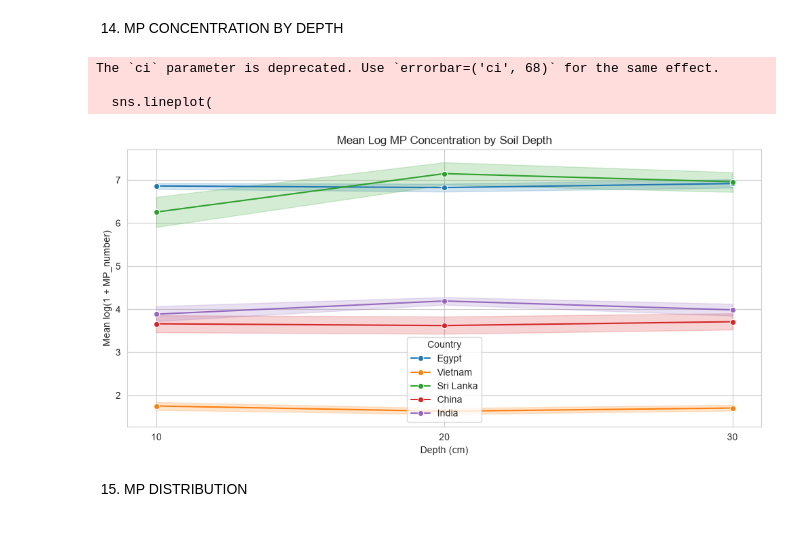
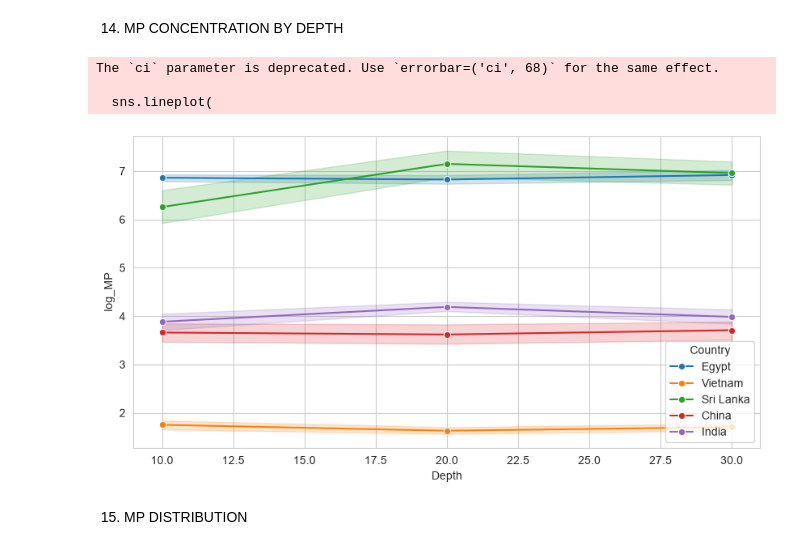
Before and after one commit to ni8hat/soil_microplastic, a Jupyter notebook: soil_microplastic.ipynb, the cells around one changed output. Cells and saved outputs as stored; diff of their text form; code cells hidden in the pictures.

```diff
--- a/soil_microplastic.ipynb
+++ b/soil_microplastic.ipynb
@@ -848,31 +848,36 @@ save_figure("fig2_raw_vs_log.png")
 # %%
 depth_data = master.dropna(
     subset=["Depth", "MP_number", "Country", "log_MP"]
 )
 
-plt.figure(figsize=(10, 5))
+fig, ax = plt.subplots(figsize=(10, 5))
 
 sns.lineplot(
     data=depth_data,
     x="Depth",
     y="log_MP",
     hue="Country",
     marker="o",
     estimator="mean",
-    ci=68
+    ci=68,
+    ax=ax
 )
+def save_figure(filename):
 
-plt.title("Mean Log MP Concentration by Soil Depth")
-plt.xlabel("Depth (cm)")
-plt.ylabel("Mean log(1 + MP_number)")
-plt.xticks([10, 20, 30])
+    plt.tight_layout()
 
-save_figure("fig3_depth_trend.png")
+    plt.savefig(
+        os.path.join(FIG_DIR, filename),
+        dpi=300
+    )
+
+    plt.show()
+    plt.close()
 # %% [output]
 The `ci` parameter is deprecated. Use `errorbar=('ci', 68)` for the same effect.
 
   sns.lineplot(
-[figure, old version]
+[figure, new version]
 # %% [markdown]
 15. MP DISTRIBUTION
 # %%
```
